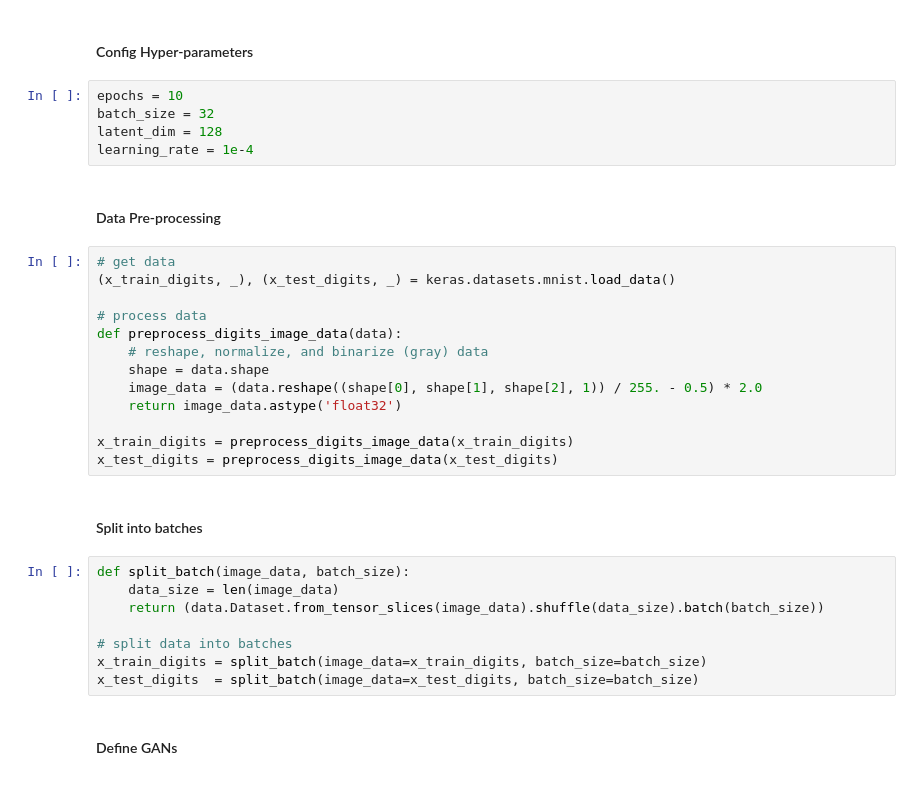
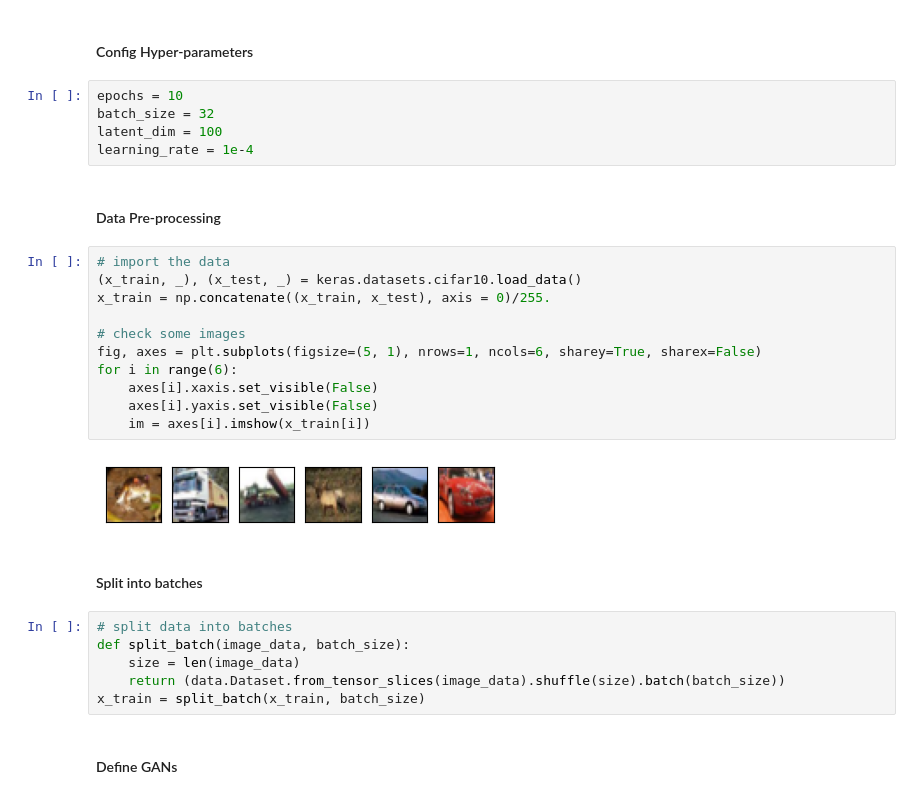
Before and after one commit to jcheigh/Generating-AI-Images, a Jupyter notebook: DCGANs/model.ipynb, the cells around one changed output. Saved outputs shown, nothing was run; the diff lists cells and outputs as text.

```diff
--- a/DCGANs/model.ipynb
+++ b/DCGANs/model.ipynb
@@ -48,33 +49,31 @@ print('Found GPU at: {}'.format(gpu_device))
 # %%
 epochs = 10
 batch_size = 32
-latent_dim = 128
+latent_dim = 100
 learning_rate = 1e-4
 # %% [markdown]
 #### Data Pre-processing
-# %%
-# get data
-(x_train_digits, _), (x_test_digits, _) = keras.datasets.mnist.load_data()
-
-# process data
-def preprocess_digits_image_data(data):
-    # reshape, normalize, and binarize (gray) data
-    shape = data.shape
-    image_data = (data.reshape((shape[0], shape[1], shape[2], 1)) / 255. - 0.5) * 2.0
-    return image_data.astype('float32')
-
-x_train_digits = preprocess_digits_image_data(x_train_digits)
-x_test_digits = preprocess_digits_image_data(x_test_digits)
+# %%
+# import the data
+(x_train, _), (x_test, _) = keras.datasets.cifar10.load_data()
+x_train = np.concatenate((x_train, x_test), axis = 0)/255.
+
+# check some images
+fig, axes = plt.subplots(figsize=(5, 1), nrows=1, ncols=6, sharey=True, sharex=False)
+for i in range(6):
+    axes[i].xaxis.set_visible(False)
+    axes[i].yaxis.set_visible(False)
+    im = axes[i].imshow(x_train[i])
+# %% [output]
+[figure, added]
 # %% [markdown]
 #### Split into batches
 # %%
+# split data into batches
 def split_batch(image_data, batch_size):
-    data_size = len(image_data)
-    return (data.Dataset.from_tensor_slices(image_data).shuffle(data_size).batch(batch_size))
-
-# split data into batches
-x_train_digits = split_batch(image_data=x_train_digits, batch_size=batch_size)
-x_test_digits  = split_batch(image_data=x_test_digits, batch_size=batch_size)
+    size = len(image_data)
+    return (data.Dataset.from_tensor_slices(image_data).shuffle(size).batch(batch_size))
+x_train = split_batch(x_train, batch_size)
 # %% [markdown]
 #### Define GANs
 # %% [markdown]
```
Also changed, not shown: parts of 10 cells of this notebook, 12 other files.
